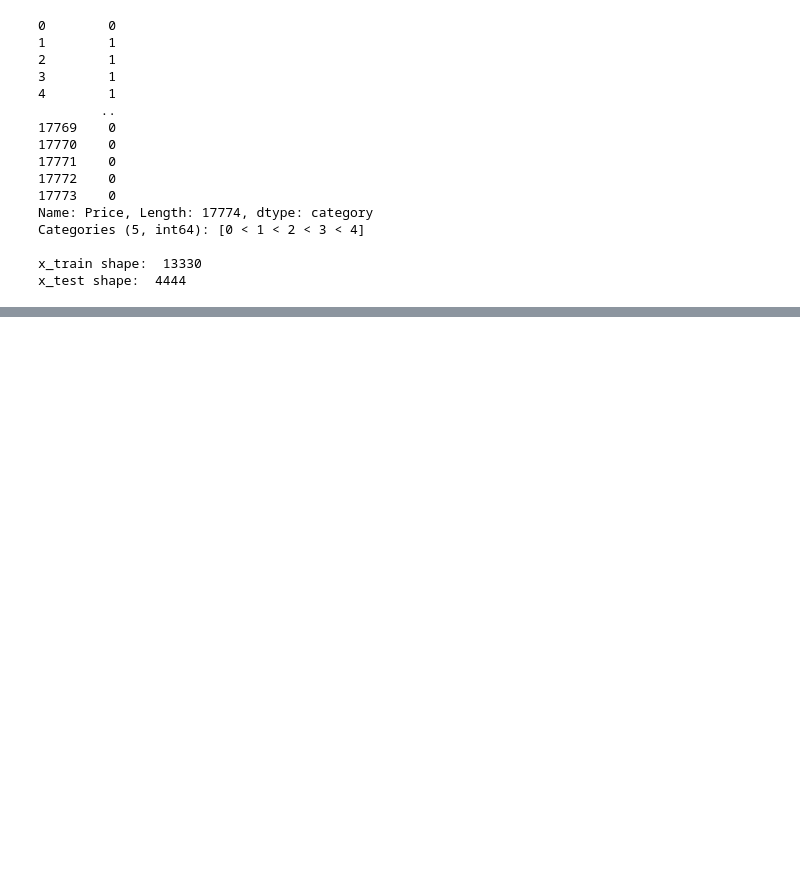
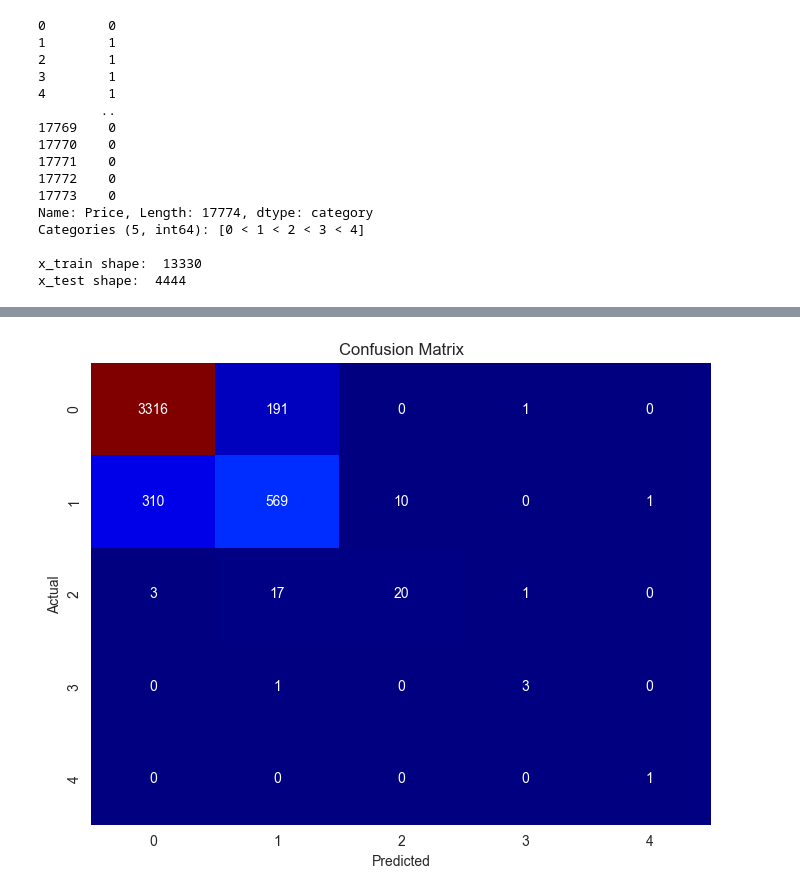
Before and after one commit to italotrt/CS4287-Neural-Computing-Project-1, a Jupyter notebook: CS4287-Prj1-21326312-21332967.ipynb, the cells around one changed output, grey strips where cells are left out. Drawn from its saved outputs; the diff is of its cells as text; code cells hidden in the pictures; blank space fills up the shorter version.

Commit message:
Added confusion matrix

```diff
--- a/CS4287-Prj1-21326312-21332967.ipynb
+++ b/CS4287-Prj1-21326312-21332967.ipynb
@@ -318,0 +320,21 @@ plt.show()
+# %%
+# # Code from sample Assignment 1 provided by the lecturer.
+# Plotting the Confusion Matrix
+# Get predictions for the Test set
+y_pred = model.predict(x_test)
+
+# Convert predictions and test labels from one-hot encoding back to label format
+y_pred_classes = np.argmax(y_pred, axis=1)
+y_true_classes = np.argmax(y_test, axis=1)
+
+# Calculating the confusion matrix
+cm = confusion_matrix(y_true_classes, y_pred_classes)
+
+# Create a heatmap for the confusion matrix
+plt.figure(figsize=(8, 6))
+sns.heatmap(cm, annot=True, fmt='d', cmap='jet', cbar=False)
+plt.title('Confusion Matrix')
+plt.xlabel('Predicted')
+plt.ylabel('Actual')
+plt.show()
+# %% [output]
@@ -318,0 +342 @@ plt.show()
+[figure, added]
```
Also changed, not shown: parts of 7 cells of this notebook.
